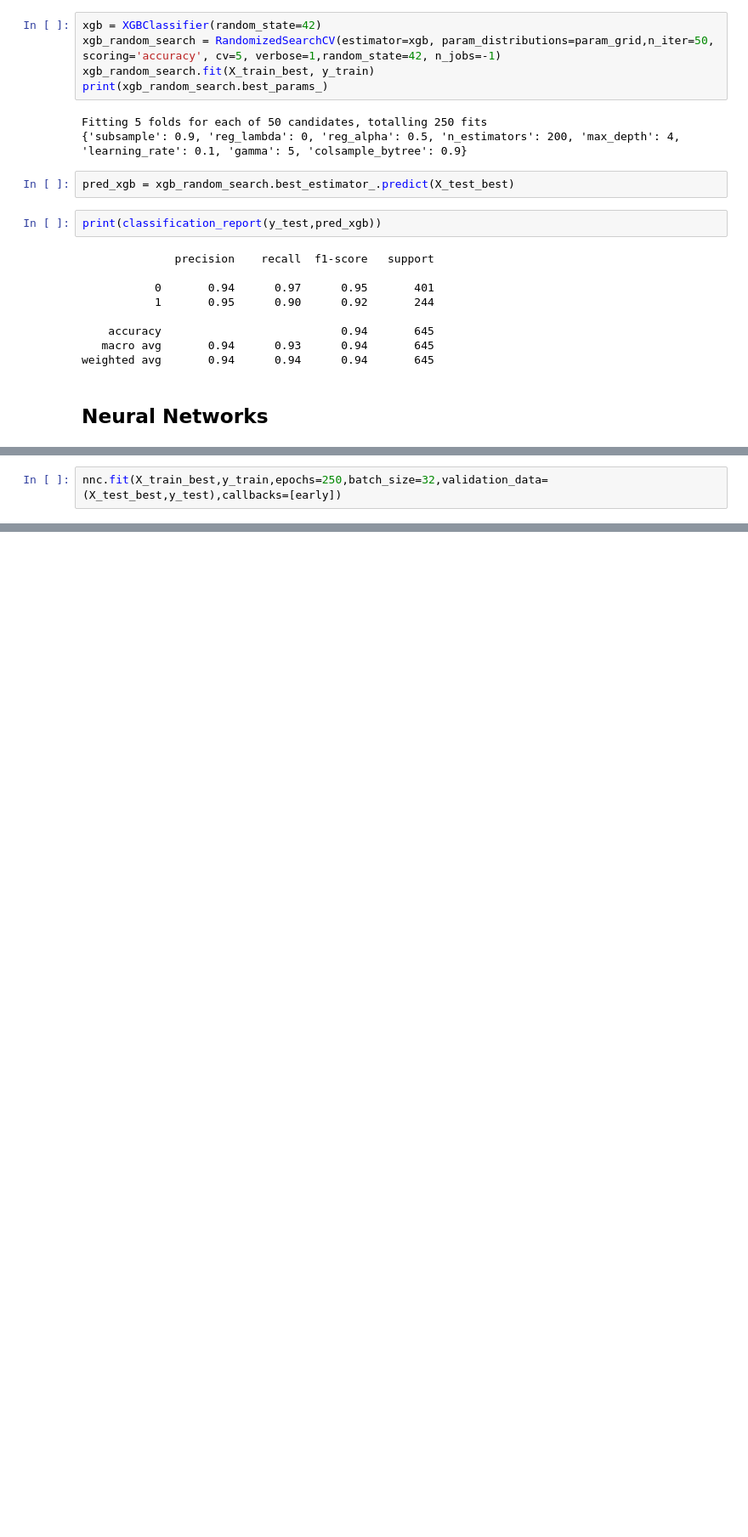
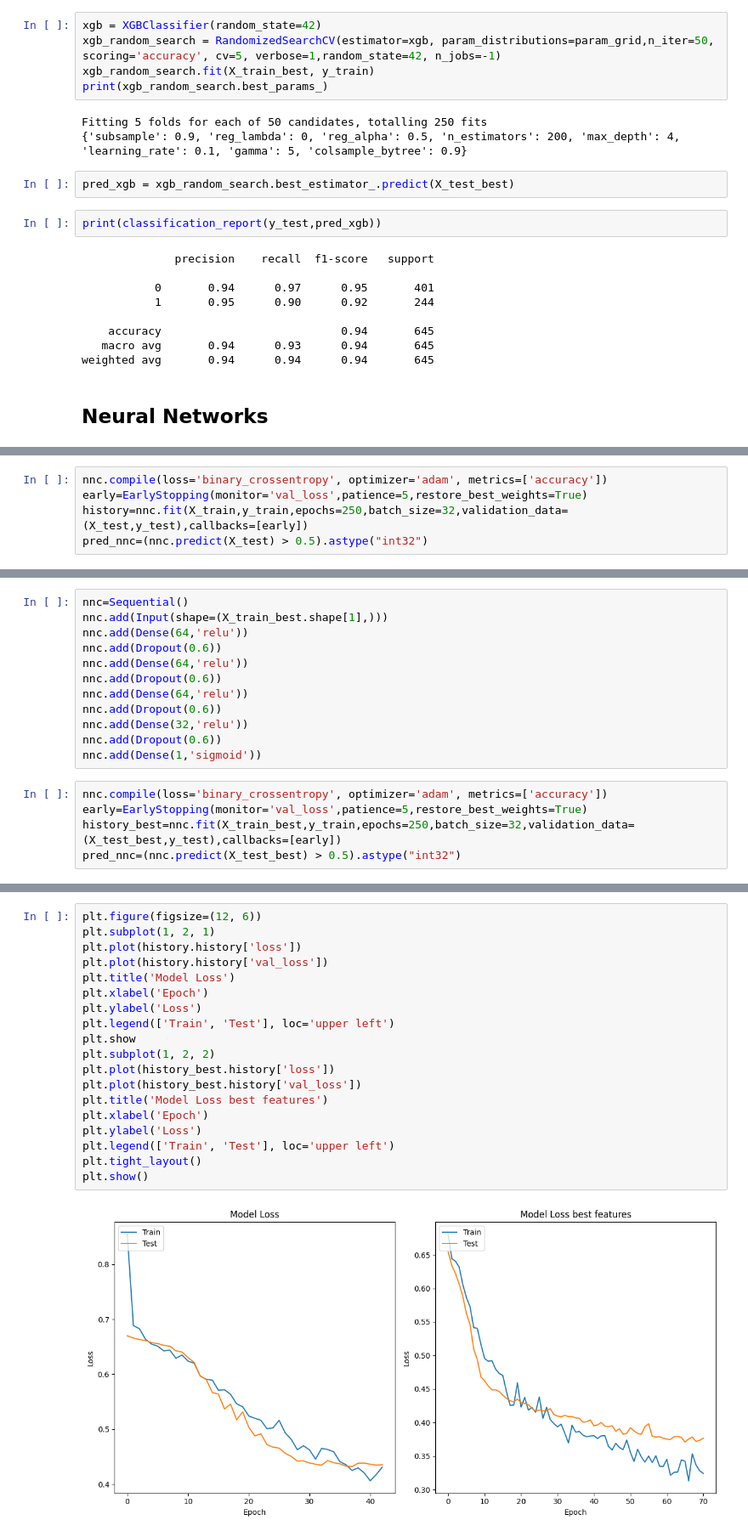
Before and after one commit to simhayn/Alzheimer-Detection, a Jupyter notebook: binary-classification-94-acc-alzheimers.ipynb, the cells around one changed output, grey strips where cells are left out. Shown at 85% size. Drawn from its saved outputs; the diff is of its cells as text; blank space fills up the shorter version.

```diff
--- a/binary-classification-94-acc-alzheimers.ipynb
+++ b/binary-classification-94-acc-alzheimers.ipynb
@@ -415,2 +545,0 @@ early=EarlyStopping(patience=10,restore_best_weights=True)
-# %%
-nnc.fit(X_train_best,y_train,epochs=250,batch_size=32,validation_data=(X_test_best,y_test),callbacks=[early])
@@ -439,0 +546,5 @@ pred_nnc=(nnc.predict(X_test_best) > 0.5).astype("int32")
+# %%
+nnc.compile(loss='binary_crossentropy', optimizer='adam', metrics=['accuracy'])
+early=EarlyStopping(monitor='val_loss',patience=5,restore_best_weights=True)
+history=nnc.fit(X_train,y_train,epochs=250,batch_size=32,validation_data=(X_test,y_test),callbacks=[early])
+pred_nnc=(nnc.predict(X_test) > 0.5).astype("int32")
@@ -450,0 +580,17 @@ weighted avg       0.86      0.86      0.86       645
+# %%
+nnc=Sequential()
+nnc.add(Input(shape=(X_train_best.shape[1],)))
+nnc.add(Dense(64,'relu'))
+nnc.add(Dropout(0.6))
+nnc.add(Dense(64,'relu'))
+nnc.add(Dropout(0.6))
+nnc.add(Dense(64,'relu'))
+nnc.add(Dropout(0.6))
+nnc.add(Dense(32,'relu'))
+nnc.add(Dropout(0.6))
+nnc.add(Dense(1,'sigmoid'))
+# %%
+nnc.compile(loss='binary_crossentropy', optimizer='adam', metrics=['accuracy'])
+early=EarlyStopping(monitor='val_loss',patience=5,restore_best_weights=True)
+history_best=nnc.fit(X_train_best,y_train,epochs=250,batch_size=32,validation_data=(X_test_best,y_test),callbacks=[early])
+pred_nnc=(nnc.predict(X_test_best) > 0.5).astype("int32")
@@ -451 +626,22 @@ weighted avg       0.86      0.86      0.86       645
+# %%
+plt.figure(figsize=(12, 6))
+plt.subplot(1, 2, 1)
+plt.plot(history.history['loss'])
+plt.plot(history.history['val_loss'])
+plt.title('Model Loss')
+plt.xlabel('Epoch')
+plt.ylabel('Loss')
+plt.legend(['Train', 'Test'], loc='upper left')
+plt.show
+plt.subplot(1, 2, 2)
+plt.plot(history_best.history['loss'])
+plt.plot(history_best.history['val_loss'])
+plt.title('Model Loss best features')
+plt.xlabel('Epoch')
+plt.ylabel('Loss')
+plt.legend(['Train', 'Test'], loc='upper left')
+plt.tight_layout()
+plt.show()
+# %% [output]
+[figure, added]
 # %% [markdown]
```
Also changed, not shown: parts of 35 cells of this notebook.
